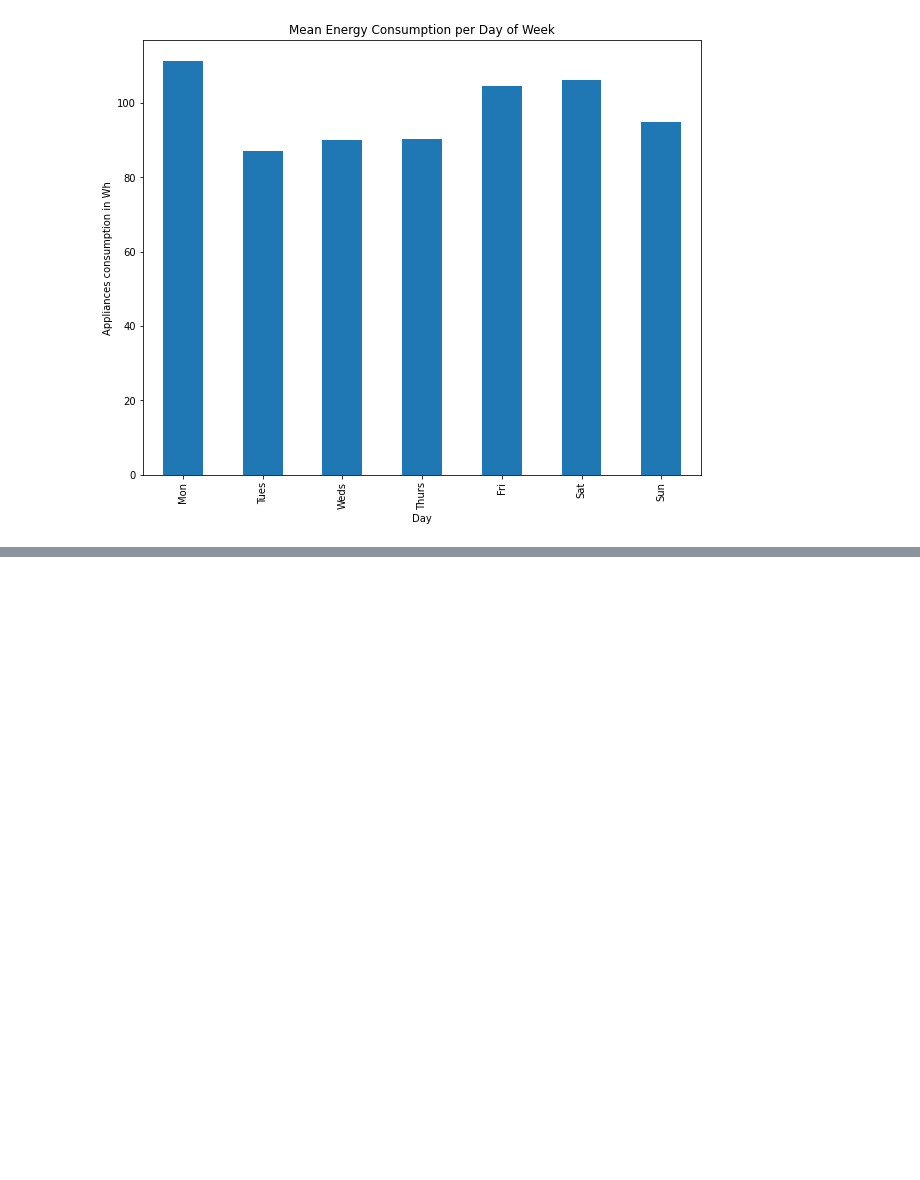
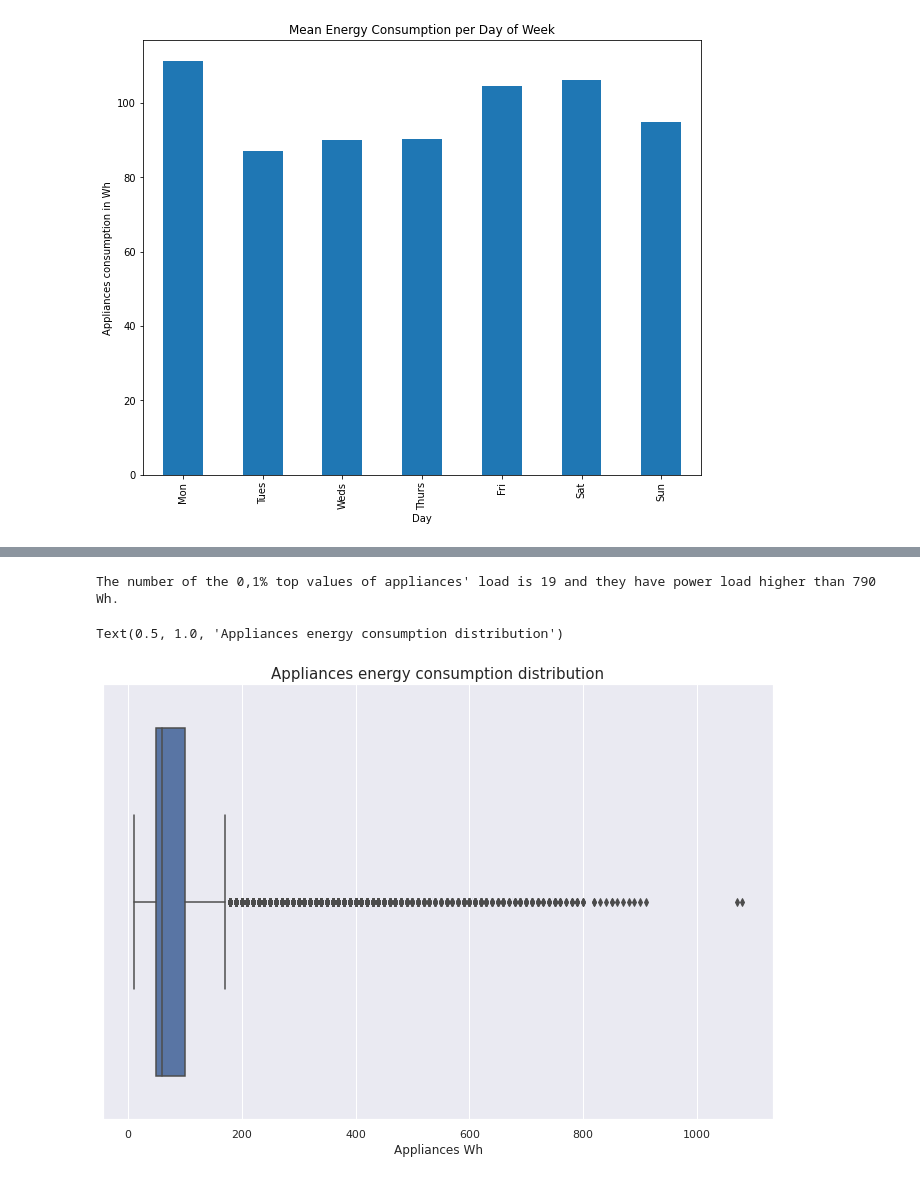
Before and after one commit to sumitgaikwad8877/appliances-energy-prediction.ipynb, a Jupyter notebook: Appliances_Energy_Prediction.ipynb, the cells around one changed output, grey strips where cells are left out. Saved outputs shown, nothing was run; the diff lists cells and outputs as text; code cells hidden in the pictures; blank space fills up the shorter version.

```diff
--- a/Appliances_Energy_Prediction.ipynb
+++ b/Appliances_Energy_Prediction.ipynb
@@ -285,0 +305,15 @@ plt.xticks(ticks, labels);
+# %%
+# Find outliers
+sorted_appliances = dataset.sort_values('Appliances',ascending=False)
+print("The number of the 0,1% top values of appliances' load is",
+      len(sorted_appliances.head(len(sorted_appliances)//1000)),"and they have power load higher than",
+      sorted_appliances.Appliances[19], "Wh.")
+# boxplot appliances
+plt.figure(figsize=(12,8))
+sns.boxplot(x="Appliances", data=dataset)
+plt.xlabel('Appliances Wh', fontsize=12)
+plt.title("Appliances energy consumption distribution", fontsize=15)
+# %% [output]
+The number of the 0,1% top values of appliances' load is 19 and they have power load higher than 790 Wh.
+Text(0.5, 1.0, 'Appliances energy consumption distribution')
+[figure, added]
```
Also changed, not shown: parts of 35 cells of this notebook.
